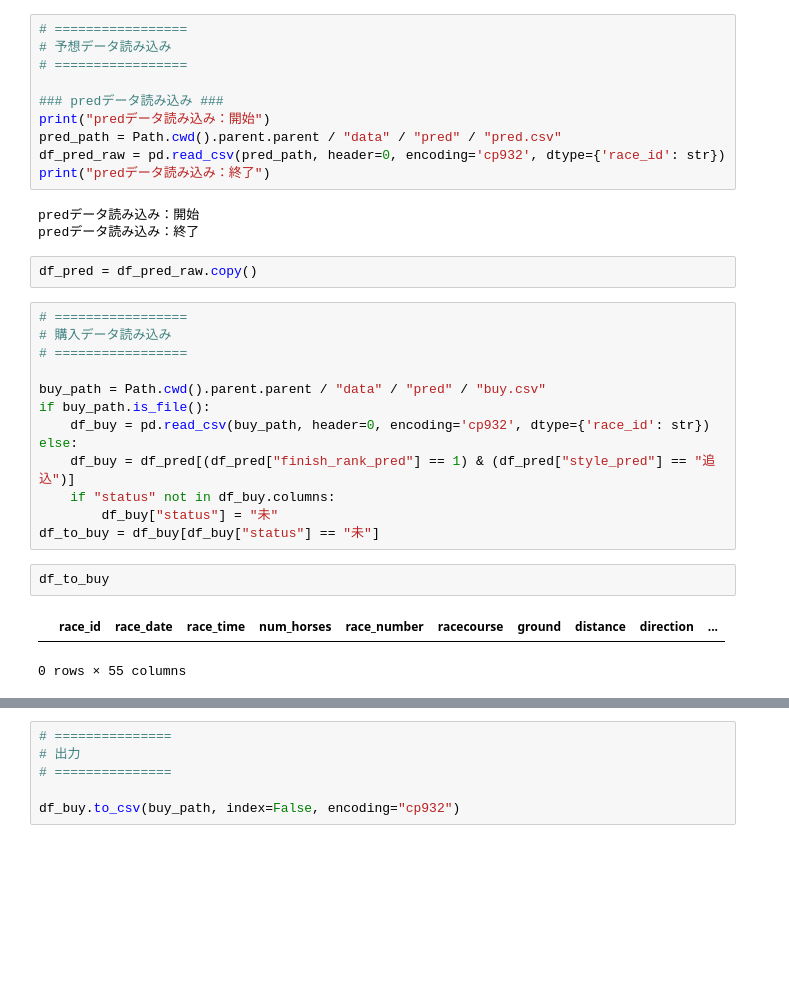
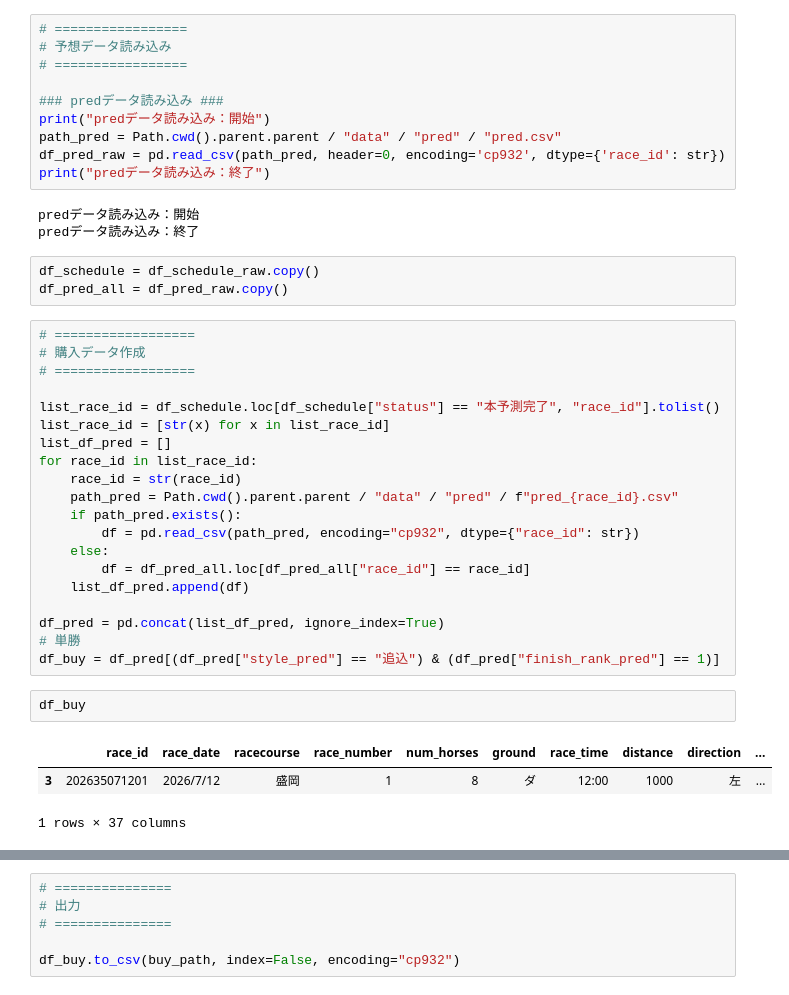
Before and after one commit to anniereon/keiba_ml, a Jupyter notebook: 馬券購入.ipynb, the cells around one changed output, grey strips where cells are left out. Saved outputs shown, nothing was run; the diff lists cells and outputs as text; blank space fills up the shorter version.

```diff
--- a/馬券購入.ipynb
+++ b/馬券購入.ipynb
@@ -766,32 +779,41 @@ def send_gmail(subject, body, to_address):
 
 ### predデータ読み込み ###
 print("predデータ読み込み：開始")
-pred_path = Path.cwd().parent.parent / "data" / "pred" / "pred.csv"
-df_pred_raw = pd.read_csv(pred_path, header=0, encoding='cp932', dtype={'race_id': str})
+path_pred = Path.cwd().parent.parent / "data" / "pred" / "pred.csv"
+df_pred_raw = pd.read_csv(path_pred, header=0, encoding='cp932', dtype={'race_id': str})
 print("predデータ読み込み：終了")
 # %% [output]
 predデータ読み込み：開始
 predデータ読み込み：終了
 # %%
-df_pred = df_pred_raw.copy()
+df_schedule = df_schedule_raw.copy()
+df_pred_all = df_pred_raw.copy()
 # %%
-# =================
-# 購入データ読み込み
-# =================
+# ==================
+# 購入データ作成
+# ==================
 
-buy_path = Path.cwd().parent.parent / "data" / "pred" / "buy.csv"
-if buy_path.is_file():
-    df_buy = pd.read_csv(buy_path, header=0, encoding='cp932', dtype={'race_id': str})
-else:
-    df_buy = df_pred[(df_pred["finish_rank_pred"] == 1) & (df_pred["style_pred"] == "追込")]
-    if "status" not in df_buy.columns:
-        df_buy["status"] = "未"
-df_to_buy = df_buy[df_buy["status"] == "未"]
+list_race_id = df_schedule.loc[df_schedule["status"] == "本予測完了", "race_id"].tolist()
+list_race_id = [str(x) for x in list_race_id]
+list_df_pred = []
+for race_id in list_race_id:
+    race_id = str(race_id)
+    path_pred = Path.cwd().parent.parent / "data" / "pred" / f"pred_{race_id}.csv"
+    if path_pred.exists():
+        df = pd.read_csv(path_pred, encoding="cp932", dtype={"race_id": str})
+    else:
+        df = df_pred_all.loc[df_pred_all["race_id"] == race_id]
+    list_df_pred.append(df)
+
+df_pred = pd.concat(list_df_pred, ignore_index=True)
+# 単勝
+df_buy = df_pred[(df_pred["style_pred"] == "追込") & (df_pred["finish_rank_pred"] == 1)]
-# %%
-df_to_buy
-# %% [output]
-|  | race_id | race_date | race_time | num_horses | race_number | racecourse | ground | distance | direction | ... |
-0 rows × 55 columns
+# %%
+df_buy
+# %% [output]
+|  | race_id | race_date | racecourse | race_number | num_horses | ground | race_time | distance | direction | ... |
+| 3 | 202635071201 | 2026/7/12 | 盛岡 | 1 | 8 | ダ | 12:00 | 1000 | 左 | ... |
+1 rows × 37 columns
 # %%
 ##########
 # 購入
```
Also changed, not shown: parts of 3 cells of this notebook.
